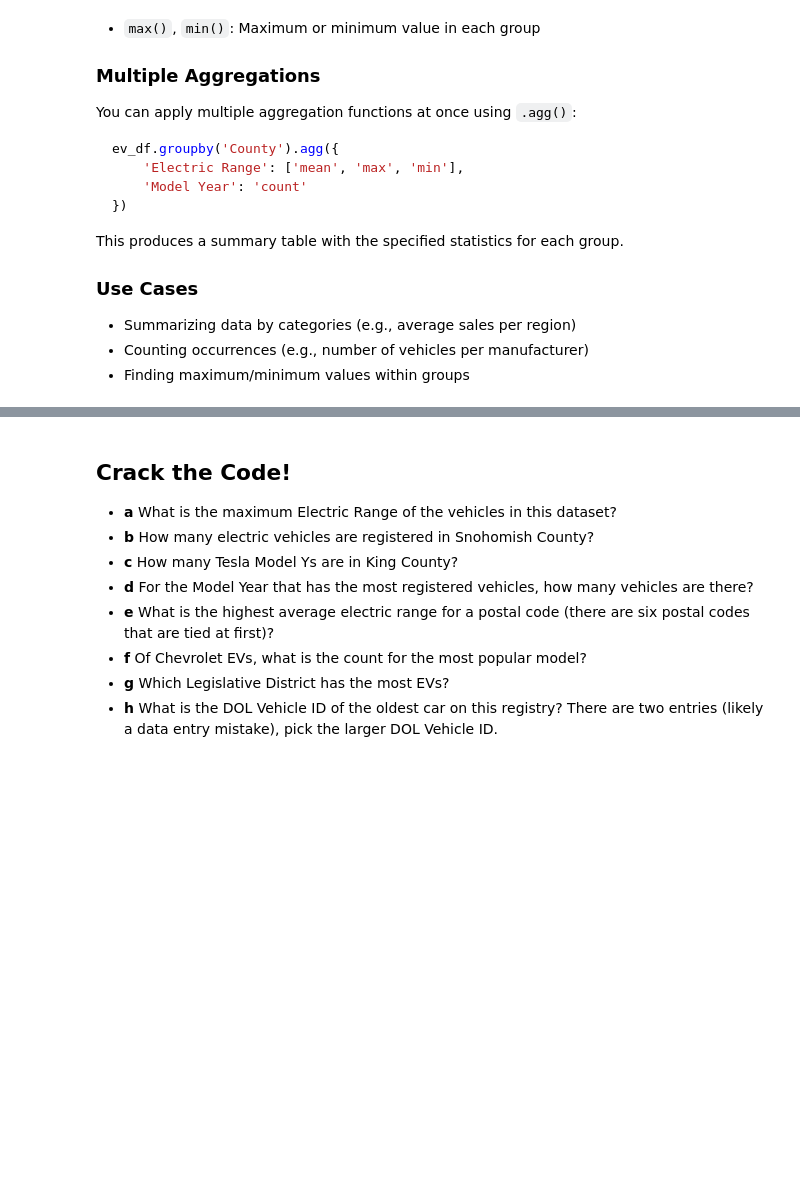
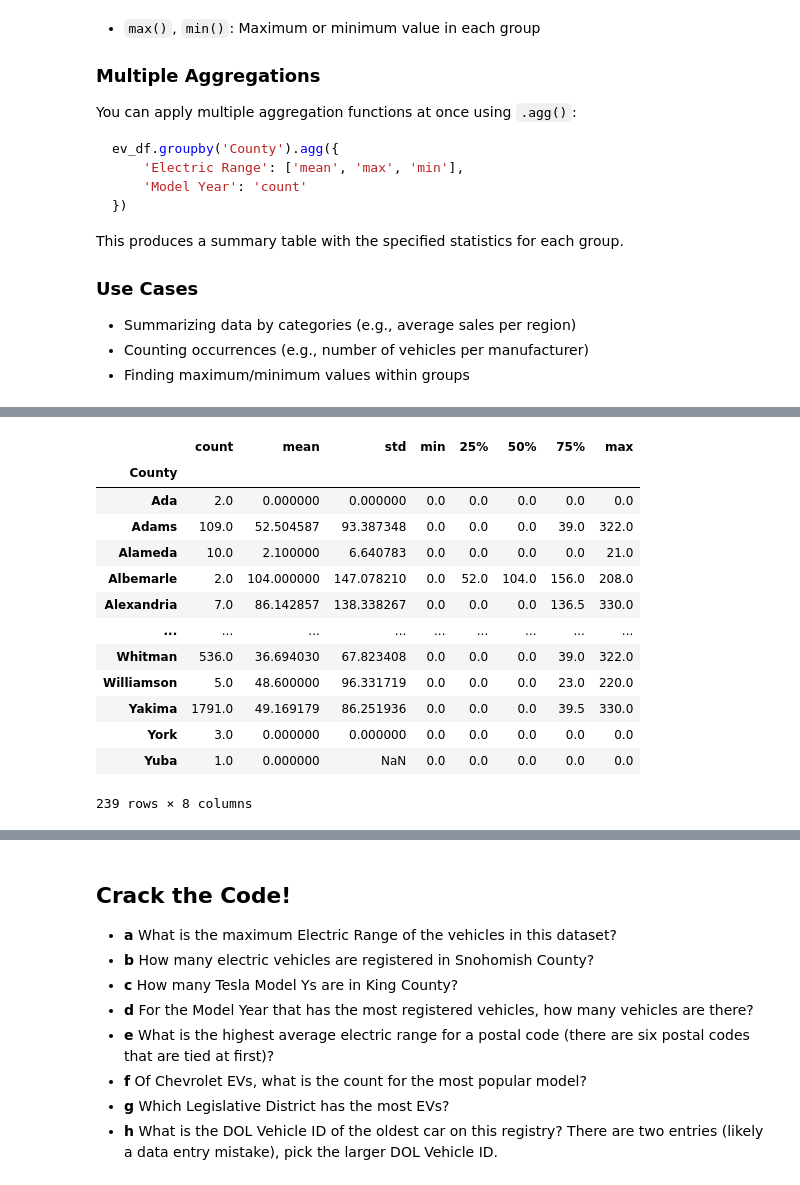
Before and after one commit to GettysburgDataScience/DS256-ClassNotes, a Jupyter notebook: _sources/03_Pandas/03_pandas_groupby.ipynb, the cells around one changed output, grey strips where cells are left out. Saved outputs shown, nothing was run; the diff lists cells and outputs as text; code cells hidden in the pictures; blank space fills up the shorter version.

```diff
--- a/_sources/03_Pandas/03_pandas_groupby.ipynb
+++ b/_sources/03_Pandas/03_pandas_groupby.ipynb
@@ -84,0 +108,17 @@ This produces a summary table with the specified statistics for each group.
+# %%
+ev_df.groupby(by = 'County')['Electric Range'].describe()
+# %% [output]
+|  | count | mean | std | min | 25% | 50% | 75% | max |
+| County |  |  |  |  |  |  |  |  |
+| Ada | 2.0 | 0.000000 | 0.000000 | 0.0 | 0.0 | 0.0 | 0.0 | 0.0 |
+| Adams | 109.0 | 52.504587 | 93.387348 | 0.0 | 0.0 | 0.0 | 39.0 | 322.0 |
+| Alameda | 10.0 | 2.100000 | 6.640783 | 0.0 | 0.0 | 0.0 | 0.0 | 21.0 |
+| Albemarle | 2.0 | 104.000000 | 147.078210 | 0.0 | 52.0 | 104.0 | 156.0 | 208.0 |
+| Alexandria | 7.0 | 86.142857 | 138.338267 | 0.0 | 0.0 | 0.0 | 136.5 | 330.0 |
+| ... | ... | ... | ... | ... | ... | ... | ... | ... |
+| Whitman | 536.0 | 36.694030 | 67.823408 | 0.0 | 0.0 | 0.0 | 39.0 | 322.0 |
+| Williamson | 5.0 | 48.600000 | 96.331719 | 0.0 | 0.0 | 0.0 | 23.0 | 220.0 |
+| Yakima | 1791.0 | 49.169179 | 86.251936 | 0.0 | 0.0 | 0.0 | 39.5 | 330.0 |
+| York | 3.0 | 0.000000 | 0.000000 | 0.0 | 0.0 | 0.0 | 0.0 | 0.0 |
+| Yuba | 1.0 | 0.000000 | NaN | 0.0 | 0.0 | 0.0 | 0.0 | 0.0 |
+239 rows × 8 columns
```
Also changed, not shown: parts of 7 cells of this notebook, 14 other files.
